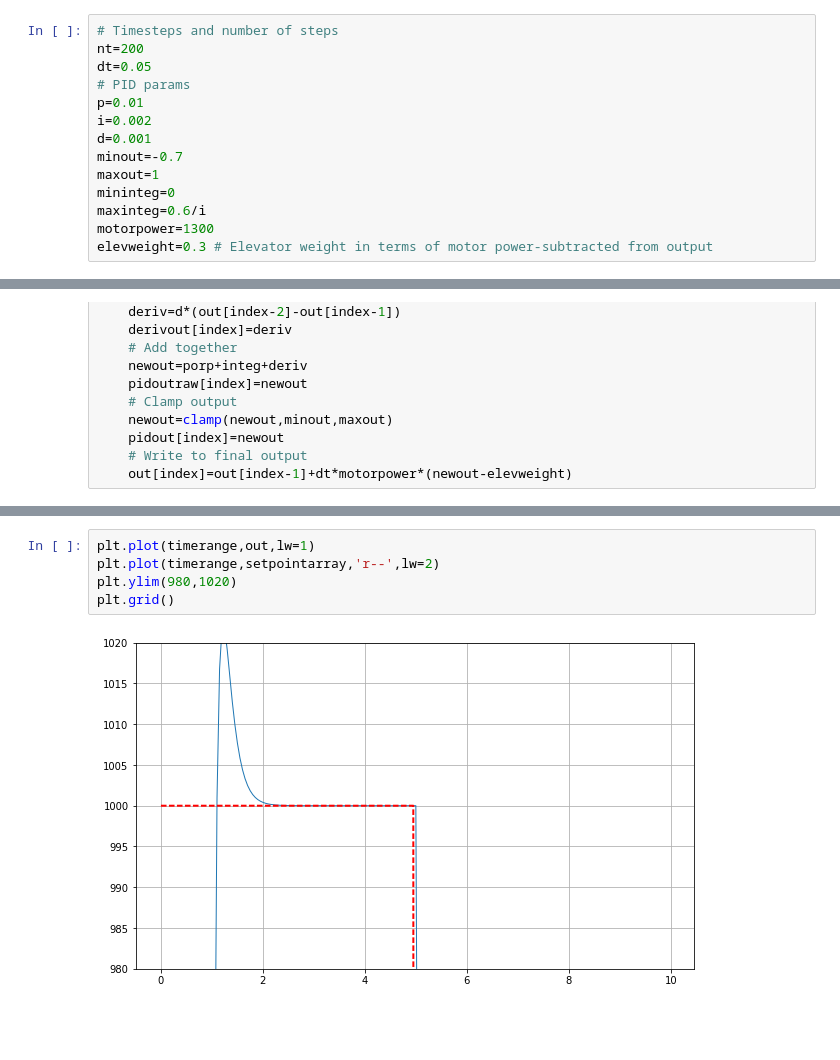
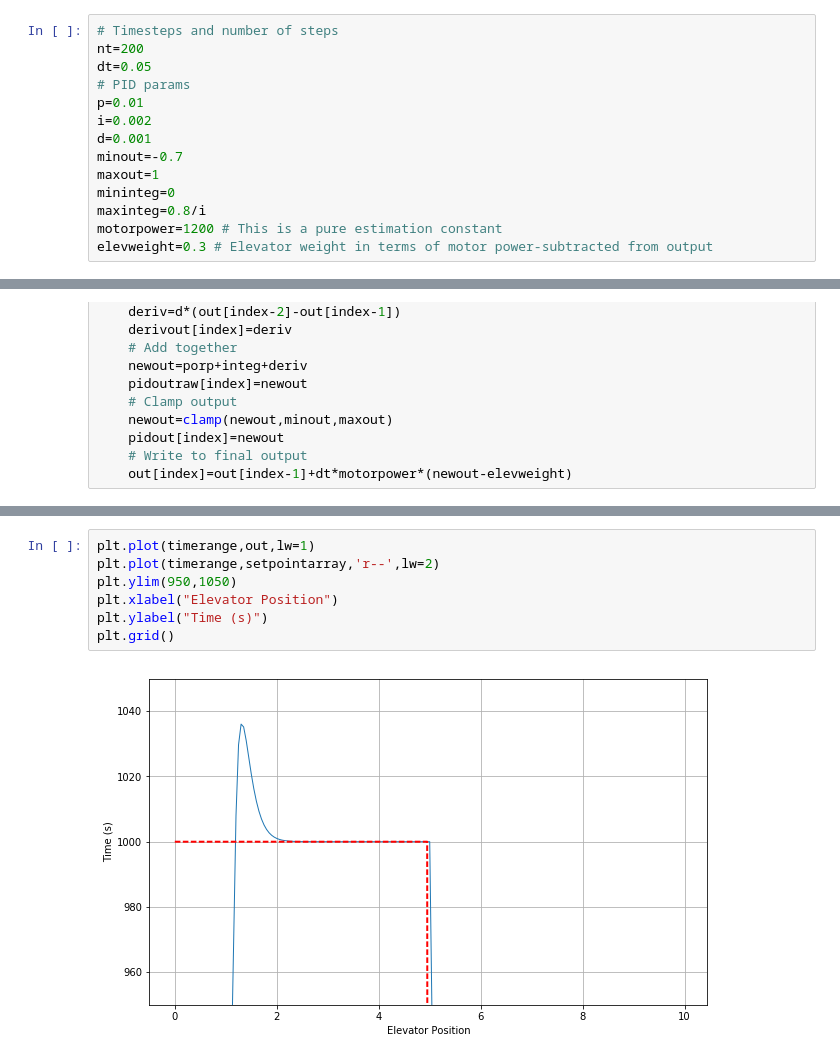
Before and after one commit to rlee287/jupyter-notebook-collection, a Jupyter notebook: Elevator PID-Print.ipynb, the cells around one changed output, grey strips where cells are left out. Saved outputs shown, nothing was run; the diff lists cells and outputs as text; blank space fills up the shorter version.

```diff
--- a/Elevator PID-Print.ipynb
+++ b/Elevator PID-Print.ipynb
@@ -41,8 +53,8 @@ d=0.001
 minout=-0.7
 maxout=1
 mininteg=0
-maxinteg=0.6/i
-motorpower=1300
+maxinteg=0.8/i
+motorpower=1200 # This is a pure estimation constant
 elevweight=0.3 # Elevator weight in terms of motor power-subtracted from output
 # %%
 # Initialize variables
@@ -100,10 +120,12 @@ plt.show()
 # %%
 plt.plot(timerange,out,lw=1)
 plt.plot(timerange,setpointarray,'r--',lw=2)
-plt.ylim(980,1020)
+plt.ylim(950,1050)
+plt.xlabel("Elevator Position")
+plt.ylabel("Time (s)")
 plt.grid()
 # %% [output]
-[figure, old version]
+[figure, new version]
 # %%
 plt.plot(timerange,out,lw=1)
 plt.plot(timerange,setpointarray,'r--',lw=2)
```
Also changed, not shown: parts of 8 cells of this notebook.
